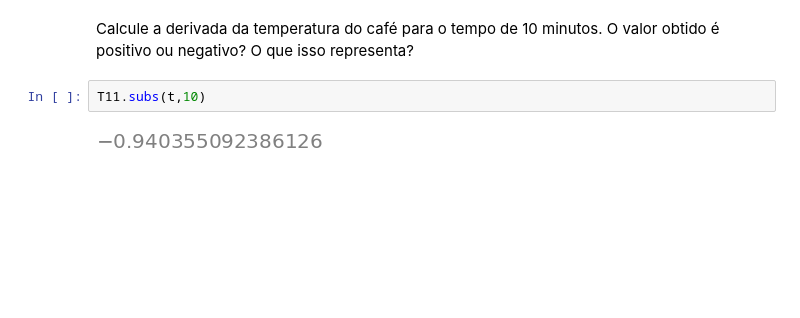
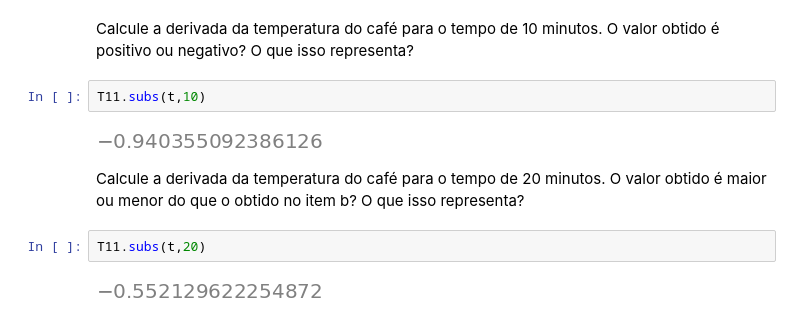
Before and after one commit to samirsaravia/AL-Calc, a Jupyter notebook: Calculo/HW-derivadas3.ipynb, the cells around one changed output. Drawn from its saved outputs; the diff is of its cells as text; blank space fills up the shorter version.

```diff
--- a/Calculo/HW-derivadas3.ipynb
+++ b/Calculo/HW-derivadas3.ipynb
@@ -329,3 +329,10 @@ ou negativo? O que isso representa?
 T11.subs(t,10)
 # %% [output]
 [figure]
+# %% [markdown]
+Calcule a derivada da temperatura do café para o tempo de 20 minutos. O valor obtido é maior
+ou menor do que o obtido no item b? O que isso representa?
+# %%
+T11.subs(t,20)
+# %% [output]
+[figure, added]
```
Also changed, not shown: parts of 2 cells of this notebook.
